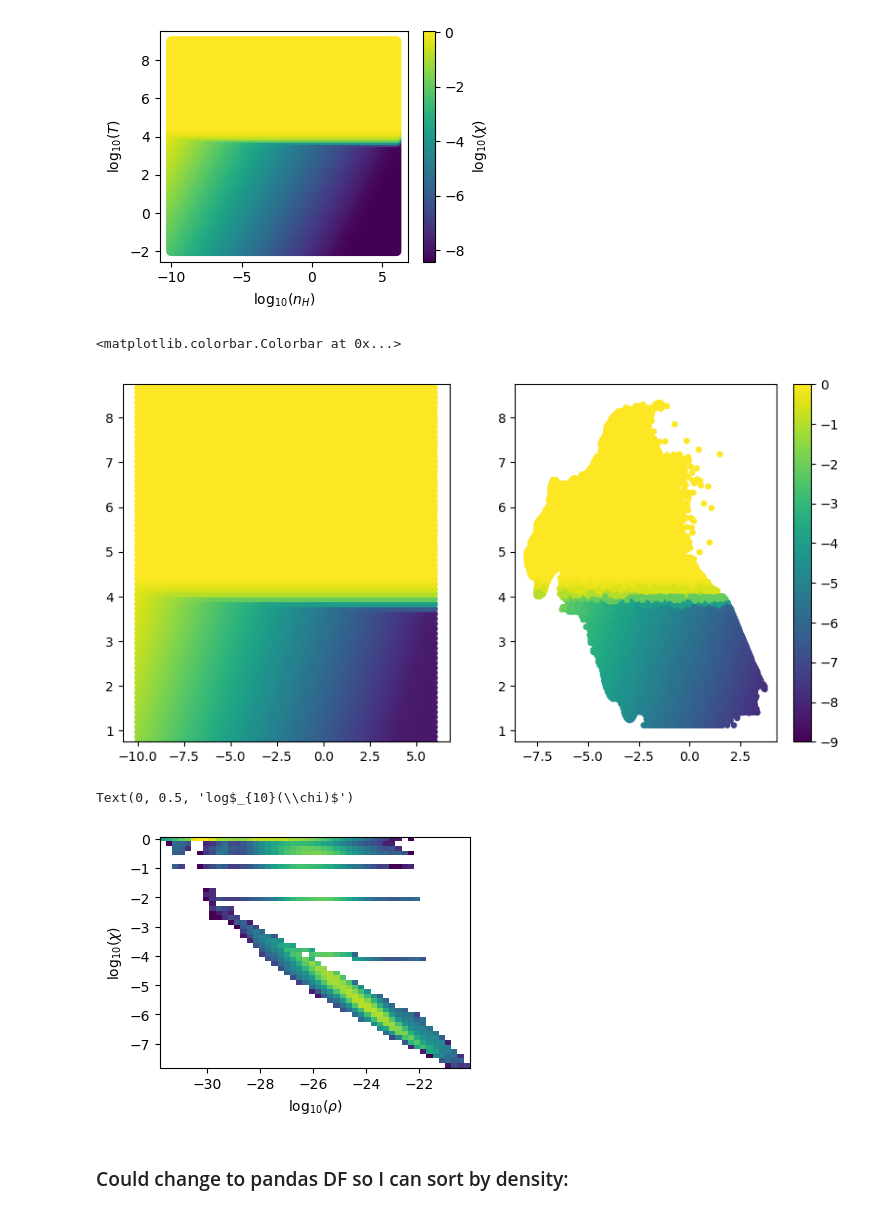
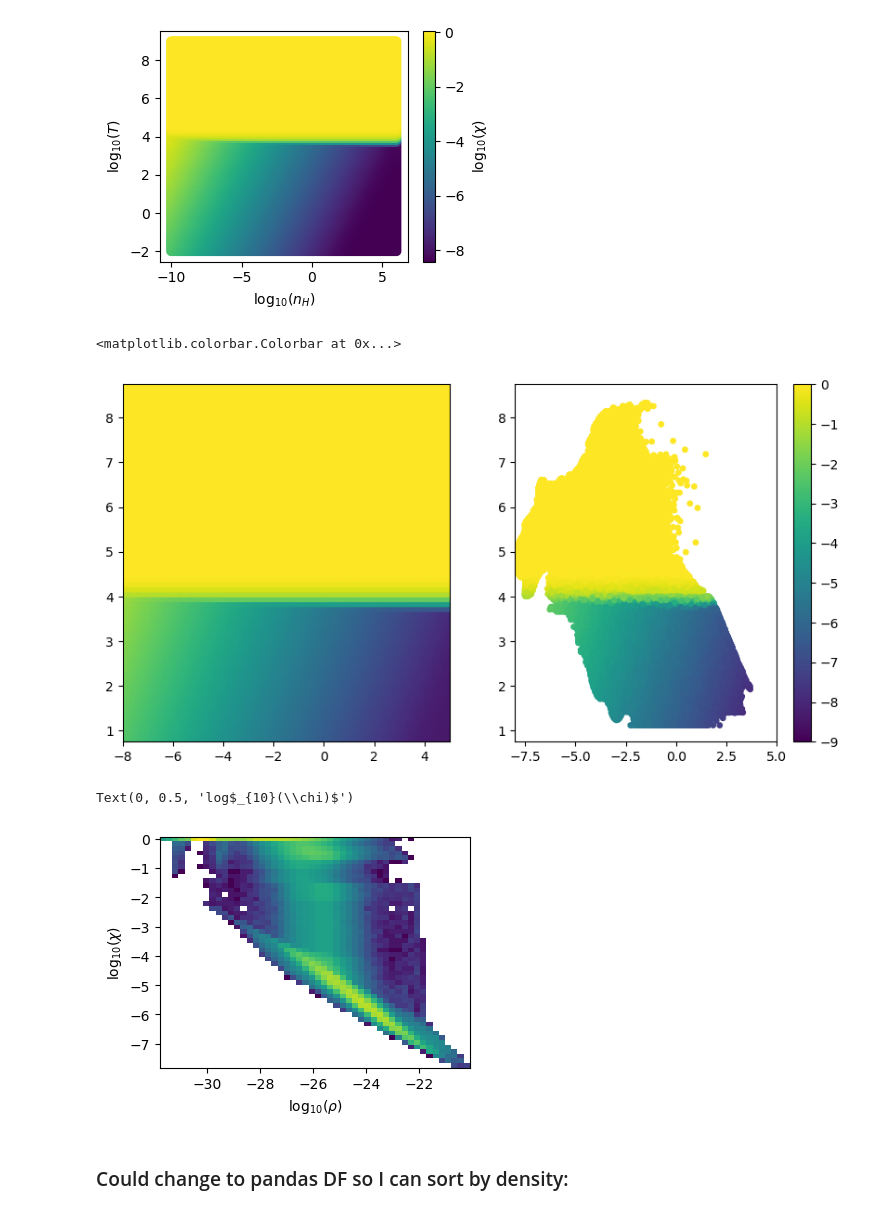
Before and after one commit to sarahthiele/cosmic-ray, a Jupyter notebook: ionfrac.ipynb, the cells around one changed output. Drawn from its saved outputs; the diff is of its cells as text; code cells hidden in the pictures.

```diff
--- a/ionfrac.ipynb
+++ b/ionfrac.ipynb
@@ -2,0 +6,4 @@
+# %%
+path = "output_00"
+output='106'
+data = galprep(path, output)
@@ -3,6 +13,6 @@
 # %%
 filename = "output_00106/cooling_00106.out"
-c, nH, T2 = rd_cool(filename)
+c, lognH, logT2 = rd_cool(filename)
 xion = data.gas['xion']
 nHgal = (data.gas['rho'].in_units('g cm**-3')/co.m_p.cgs)
 T2gal = data.gas['temp']
@@ -42,7 +52,7 @@ Text(0.5, 0, 'log$_{10}(T)$')
 [figure]
 # %%
 plt.figure(figsize=(4,3))
-lognHvals, logT2vals = np.meshgrid(nH, T2)
+lognHvals, logT2vals = np.meshgrid(lognH, logT2)
 plt.scatter(lognHvals, logT2vals, c=c.xion)
 plt.colorbar(label='log$_{10}(\chi)$')
 plt.xlabel('log$_{10}(n_H)$')
@@ -53,17 +63,20 @@ Text(0, 0.5, 'log$_{10}(T)$')
 # %%
 nHgal = np.array(nHgal)
 T2gal = np.array(T2gal)
 fig, ax = plt.subplots(1,2, figsize=(10,5))
 ax[0].scatter(lognHvals, logT2vals, c=np.concatenate(c.xion),
             s=15, vmin=-9, vmax=0)
+ax[0].set_xlim(-8, 5)
 ax[0].set_ylim(0.75,8.75)
+
 plt.scatter(np.log10(nHgal), np.log10(T2gal), c=np.log10(xion),
             s=15, vmin=-9, vmax=0)
+ax[1].set_xlim(-8, 5)
 ax[1].set_ylim(0.75,8.75)
 plt.colorbar()
 # %% [output]
 <matplotlib.colorbar.Colorbar at 0x...>
-[figure, old version]
+[figure, new version]
 # %%
 plt.figure(figsize=(4,3))
 plt.hist2d(np.log10(data.gas['rho'].in_units('g cm**-3')), np.log10(xion),
@@ -72,7 +85,7 @@ plt.xlabel('log$_{10}(\\rho)$')
 plt.ylabel('log$_{10}(\chi)$')
 # %% [output]
 Text(0, 0.5, 'log$_{10}(\\chi)$')
-[figure, old version]
+[figure, new version]
 # %% [markdown]
 ### Could change to pandas DF so I can sort by density:
 # %%
```
Also changed, not shown: parts of 5 cells of this notebook, 1 other file.
